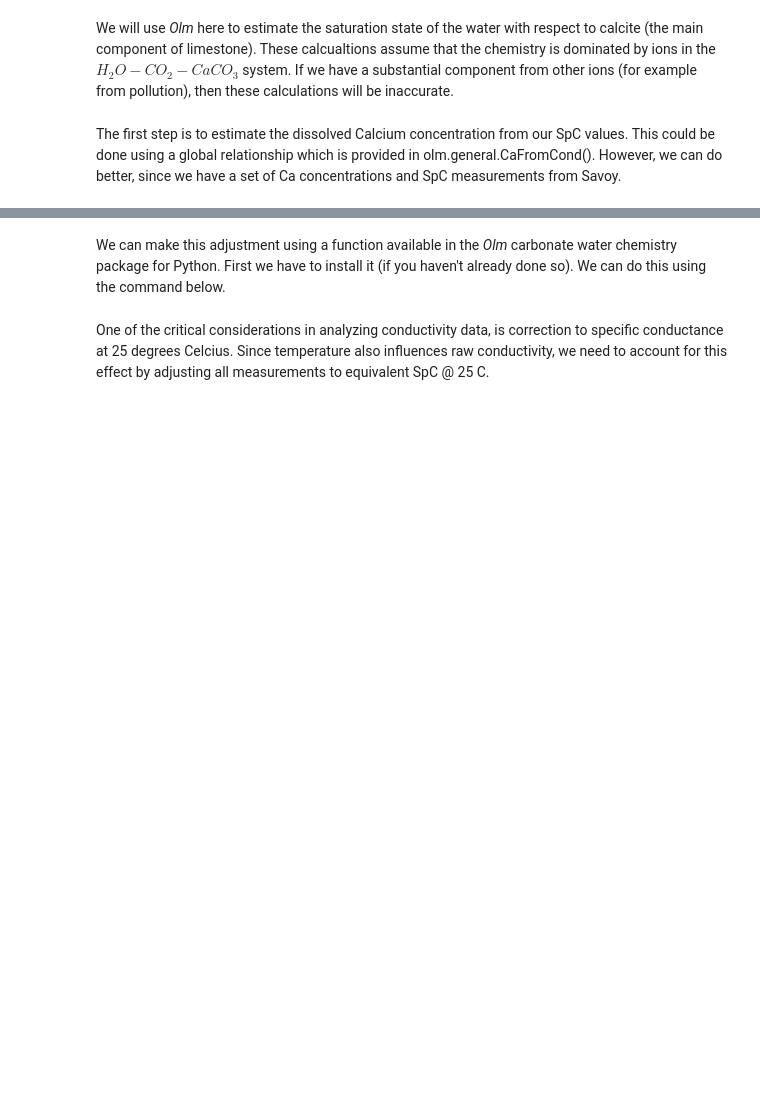
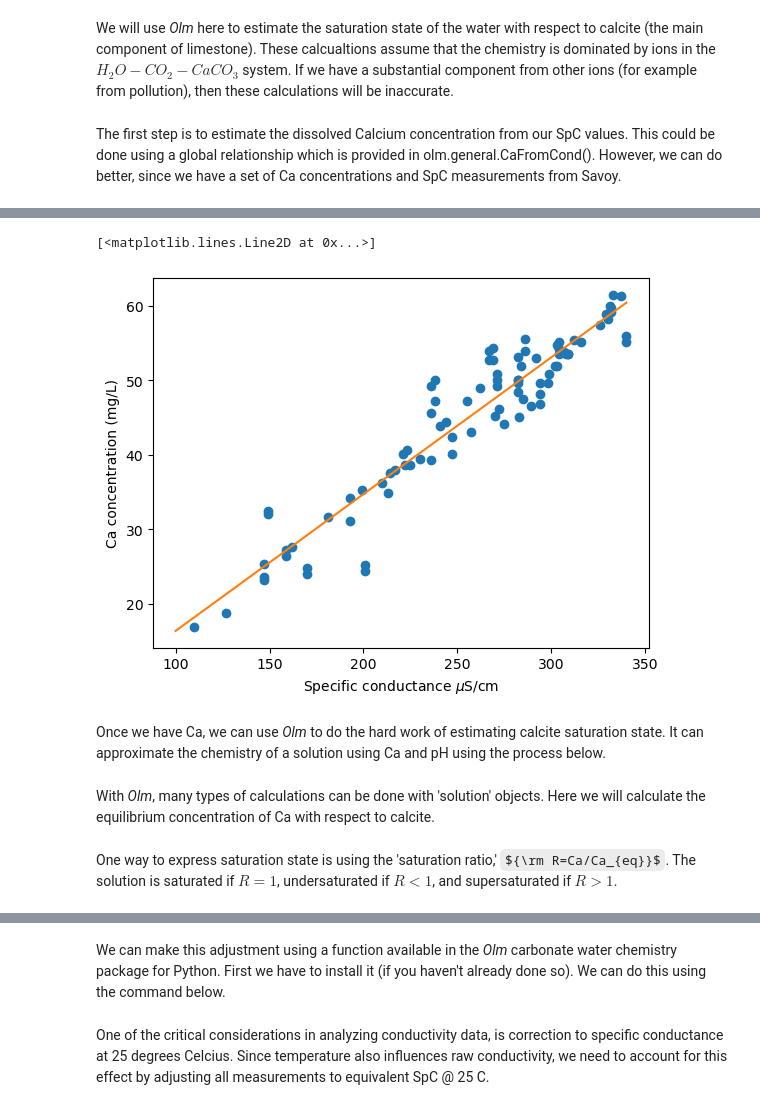
Before and after one commit to CovingtonResearchGroup/CCZ-student-python-training, a Jupyter notebook: Specific-Conductance.ipynb, the cells around one changed output, grey strips where cells are left out. Cells and saved outputs as stored; diff of their text form; code cells hidden in the pictures; some formulas as TeX source; blank space fills up the shorter version.

```diff
--- a/Specific-Conductance.ipynb
+++ b/Specific-Conductance.ipynb
@@ -59,0 +95,17 @@ The first step is to estimate the dissolved Calcium concentration from our SpC v
+# %%
+from scipy.stats import linregress
+
+slope, intercept, r, p, se = linregress(savoy_chem['SpC'], savoy_chem['Ca'])
+# %%
+# We can plot this best fit on top of the data like this
+plt.plot(savoy_chem['SpC'], savoy_chem['Ca'], 'o')
+plt.xlabel('Specific conductance $\mu$S/cm')
+plt.ylabel('Ca concentration (mg/L)')
+
+# Create an array of SpC values to make our line, picking an appropriate range
+SpC_model = np.linspace(100,340, 5)
+Ca_model = slope*SpC_model + intercept
+plt.plot(SpC_model, Ca_model, '-')
+# %% [output]
+[<matplotlib.lines.Line2D at 0x...>]
+[figure, added]
@@ -59,0 +119,2 @@ The first step is to estimate the dissolved Calcium concentration from our SpC v
+# %% [markdown]
+Once we have Ca, we can use *Olm* to do the hard work of estimating calcite saturation state. It can approximate the chemistry of a solution using Ca and pH using the process below.
@@ -59,0 +136,2 @@ The first step is to estimate the dissolved Calcium concentration from our SpC v
+# %% [markdown]
+With *Olm*, many types of calculations can be done with 'solution' objects. Here we will calculate the equilibrium concentration of Ca with respect to calcite.
@@ -59,0 +143,2 @@ The first step is to estimate the dissolved Calcium concentration from our SpC v
+# %% [markdown]
+One way to express saturation state is using the 'saturation ratio,' ${\rm R=Ca/Ca_{eq}}$. The solution is saturated if $R=1$, undersaturated if $R<1$, and supersaturated if $R>1$.
```
Also changed, not shown: parts of 11 cells of this notebook.
